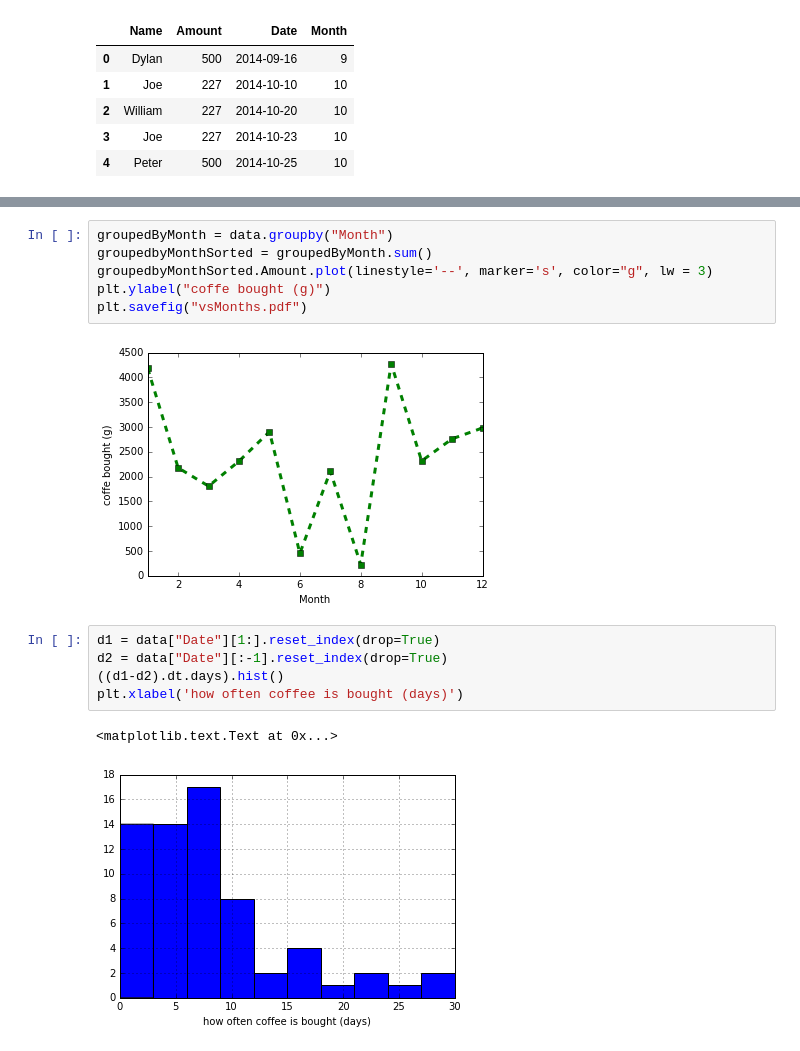
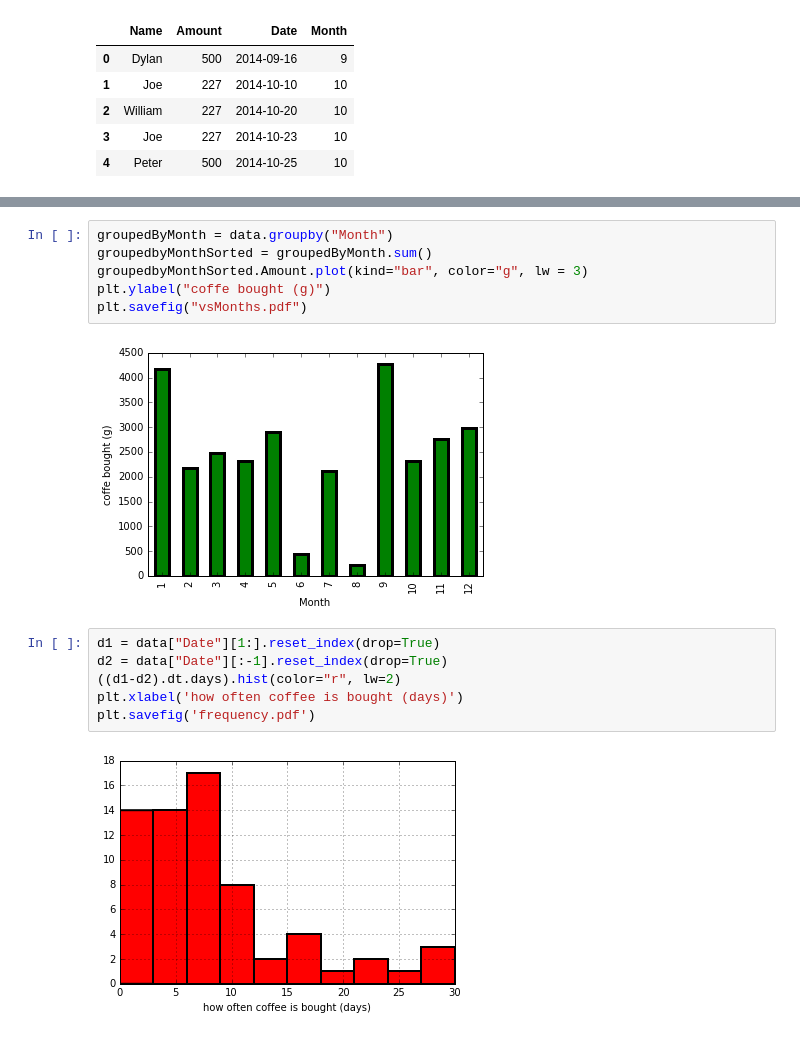
Before and after one commit to amirfz/myPythonProjects, a Jupyter notebook: coffeeDonors/coffeeDonors.ipynb, the cells around one changed output, grey strips where cells are left out. Drawn from its saved outputs; the diff is of its cells as text.

```diff
--- a/coffeeDonors/coffeeDonors.ipynb
+++ b/coffeeDonors/coffeeDonors.ipynb
@@ -81,19 +101,19 @@ allData.head()
 # %%
 groupedByMonth = data.groupby("Month")
 groupedbyMonthSorted = groupedByMonth.sum()
-groupedbyMonthSorted.Amount.plot(linestyle='--', marker='s', color="g", lw = 3)
+groupedbyMonthSorted.Amount.plot(kind="bar", color="g", lw = 3)
 plt.ylabel("coffe bought (g)")
 plt.savefig("vsMonths.pdf")
 # %% [output]
-[figure, old version]
+[figure, new version]
 # %%
 d1 = data["Date"][1:].reset_index(drop=True)
 d2 = data["Date"][:-1].reset_index(drop=True)
-((d1-d2).dt.days).hist()
+((d1-d2).dt.days).hist(color="r", lw=2)
 plt.xlabel('how often coffee is bought (days)')
+plt.savefig('frequency.pdf')
 # %% [output]
-<matplotlib.text.Text at 0x...>
-[figure, old version]
+[figure, new version]
 # %%
 a1 = data["Amount"][:-1]
 (((d1-d2).dt.days)/a1*np.mean(a1)).hist()
```
Also changed, not shown: parts of 8 cells of this notebook, 7 other files.
